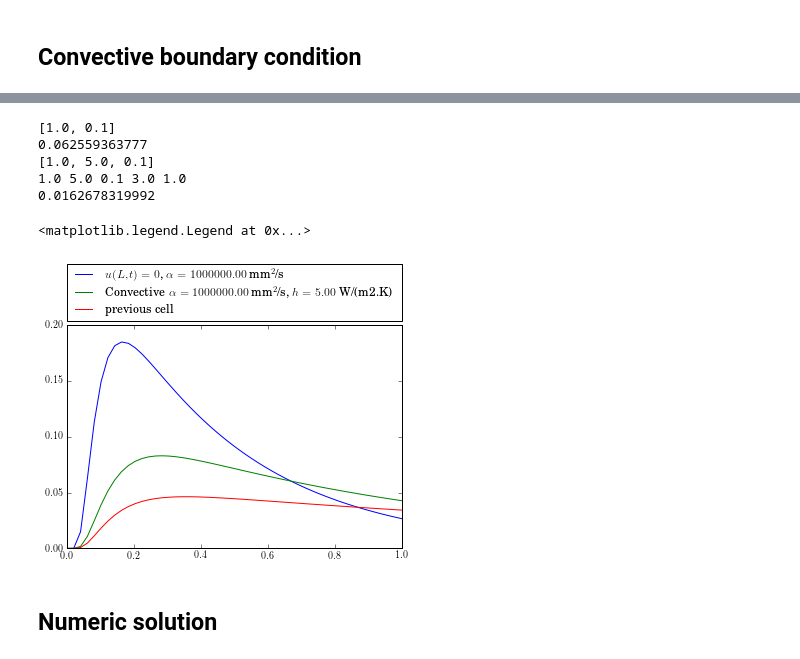
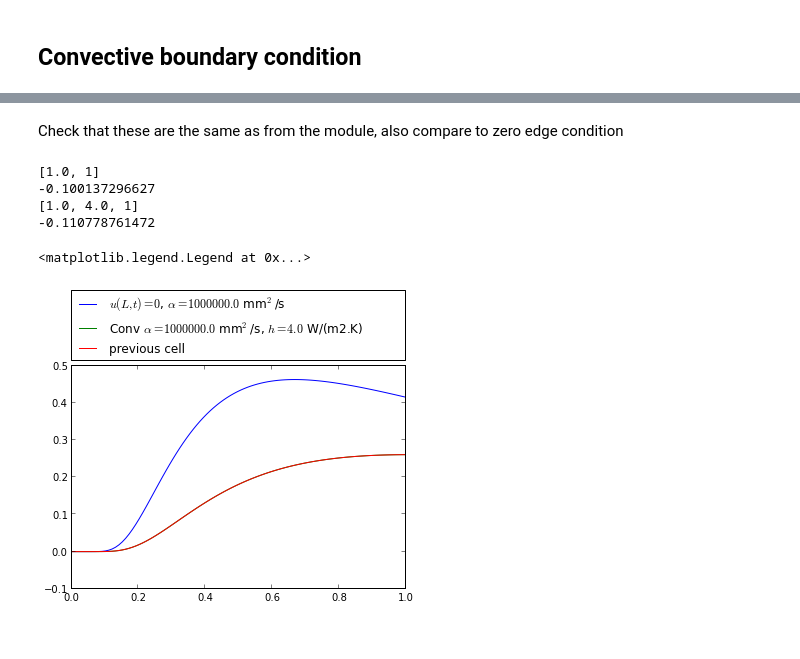
Before and after one commit to alchemyst/identification, a Jupyter notebook: Analytic solution.ipynb, the cells around one changed output, grey strips where cells are left out. Cells and saved outputs as stored; diff of their text form; code cells hidden in the pictures.

```diff
--- a/Analytic solution.ipynb
+++ b/Analytic solution.ipynb
@@ -40,15 +45,14 @@ reload(fit)
 # %% [output]
 <module 'fit' from 'fit.pyc'>
 # %%
-experiment={'Length/mm': '25'}
-material={'alpha': '79e-6',
-          'k': '122.9'}
-
 models = [fit_heat.analytic_zero(response, experiment, material),
-         fit_heat.analytic_convec(response, experiment, material, h=5000.0)]
+         fit_heat.analytic_convec(response, experiment, material, h=930.0)]
 #model.L = 10
 # %%
 for model in models:
     model.fit()
-    plot(model.fluxkernel(model.parameters))
+    plot(model.fluxkernel(model.parameters), label=model.label())
+legend(bbox_to_anchor=(0., 1.02, 1., .102), loc=3,
+       ncol=1, mode="expand", borderaxespad=0.)
+#ylim([-0.001, 0.001])
 # %% [output]
@@ -74,3 +74,0 @@ response.plotresponse()
-# %%
-alphas = linspace(alpha/20, alpha)
-errs = [fit_heat.fiterror(a, L, response) for a in alphas]
@@ -83,23 +79,2 @@ plot(alphas, errs, alphas, halferrs)
 # %% [markdown]
 This shows the concept works
-# %%
-L = 1
-alpha = 1
-
-def helperterms(n, L):
-    lambda_n = (2*n-1)*pi/(2*L)
-    An = -(2./L)/lambda_n**2
-    return lambda_n, An
-
-Nterms = 2000
-t = atleast_2d(linspace(0, 1)).T
-x = linspace(0., L, 100)
-flux = -ones((len(t), len(x)))
-T = zeros((len(t), len(x))) + L - x
-fluxkernel = zeros_like(t)
-for n in range(1, Nterms):
-    An, lambda_n = helperterms(n, L)
-    T += An*cos(lambda_n*x)*exp(-alpha*lambda_n**2*t)
-    flux += -1 * An * lambda_n * exp(-lambda_n**2*alpha*t)*sin(lambda_n*x)
-    fluxkernel -= where(t==0, 0,
-                        2*alpha*lambda_n*exp(-alpha*lambda_n**2*t)*sin(L*lambda_n)/L)
@@ -197,35 +165,34 @@ plot(t, -fluxkernel)
+# %% [markdown]
+Check that these are the same as from the module, also compare to zero edge condition
 # %%
 import fit_heat
 reload(fit_heat)
 
-experiment={'Length/mm': '1000'}
-material={'alpha': '2', # the initial guess is alpha/2
-          'k': '3'}
+experiment={'Length/mm': str(L*1000)}
+material={'alpha': str(alpha),
+          'k': str(k)}
 
 tt = t.flatten()
 
 response = fit.responsedata(tt, tt, tt)
 
 models = [fit_heat.analytic_zero(response, experiment, material),
-         fit_heat.analytic_convec(response, experiment, material, h=5.)]
+         fit_heat.analytic_convec(response, experiment, material, h=4.)]
 
 for model in models:
     model.fit()
     print model.parameters
     kernel = model.fluxkernel(model.parameters)
     area = trapz(tt, kernel)
     print area
     plot(t, -kernel, label=model.label())
-plot(t, -fluxkernel*0.1, label='previous cell')
+plot(t, -fluxkernel, label='previous cell')
 legend(bbox_to_anchor=(0., 1.02, 1., .102), loc=3,
        ncol=1, mode="expand", borderaxespad=0.)
 # %% [output]
-[1.0, 0.1]
-0.062559363777
-[1.0, 5.0, 0.1]
-1.0 5.0 0.1 3.0 1.0
-0.0162678319992
+[1.0, 1]
+-0.100137296627
+[1.0, 4.0, 1]
+-0.110778761472
 <matplotlib.legend.Legend at 0x...>
-[figure, old version]
+[figure, new version]
-# %% [markdown]
-## Numeric solution
```
Also changed, not shown: parts of 24 cells of this notebook.
